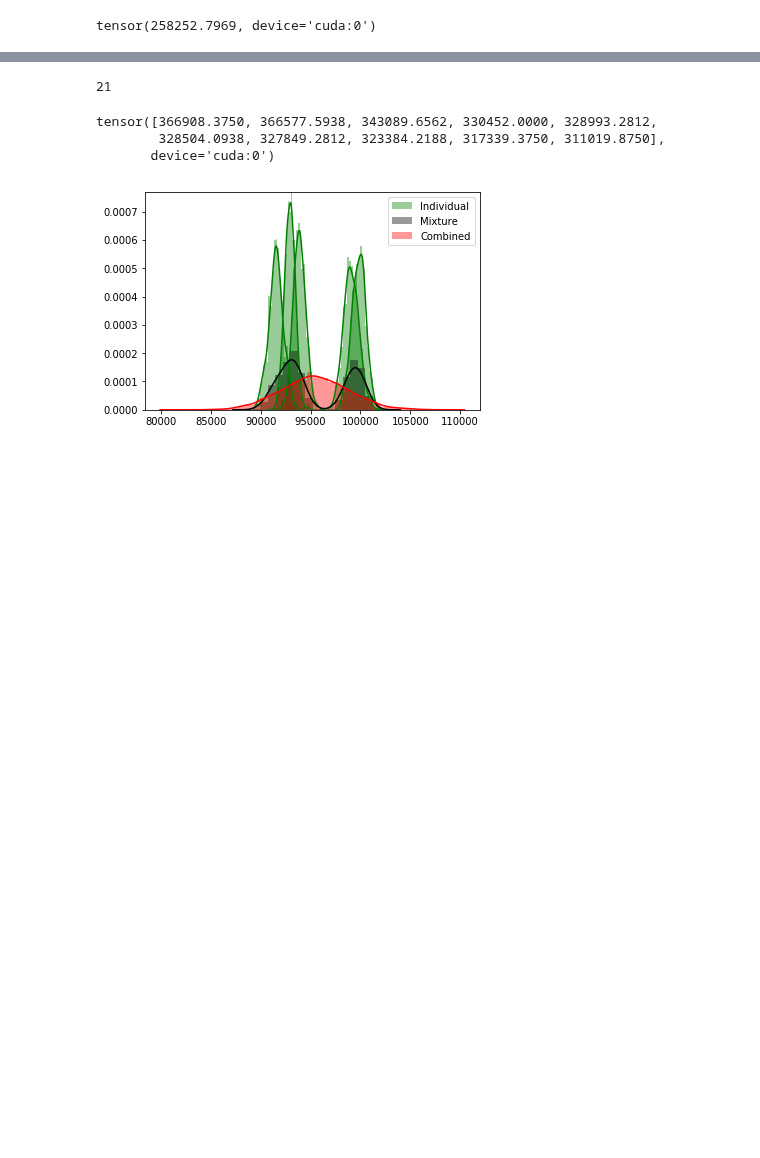
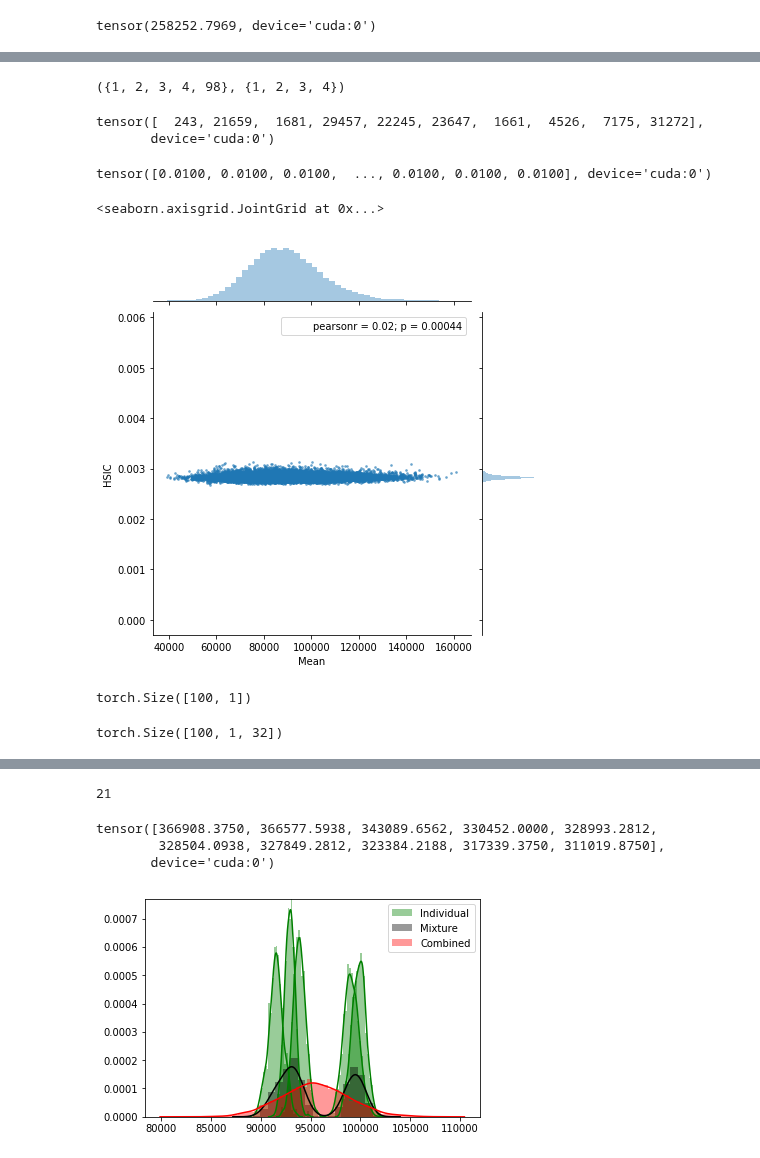
Before and after one commit to tmfs10/bb-opt, a Jupyter notebook: notebooks_nathan/deep_ensemble.ipynb, the cells around one changed output, grey strips where cells are left out. Cells and saved outputs as stored; diff of their text form; code cells hidden in the pictures; blank space fills up the shorter version.

```diff
--- a/notebooks_nathan/deep_ensemble.ipynb
+++ b/notebooks_nathan/deep_ensemble.ipynb
@@ -259,0 +469,8 @@ with torch.no_grad():
+# %%
+s.add(98)
+s, s1
+# %% [output]
+({1, 2, 3, 4, 98}, {1, 2, 3, 4})
+# %%
+with torch.no_grad():
+    means, variances = model(test_inputs, individual_predictions=False)
@@ -259,0 +479,24 @@ with torch.no_grad():
+# %%
+means.sort(descending=True)[1][:10]
+# %% [output]
+tensor([  243, 21659,  1681, 29457, 22245, 23647,  1661,  4526,  7175, 31272],
+       device='cuda:0')
+# %%
+hsics
+# %% [output]
+tensor([0.0100, 0.0100, 0.0100,  ..., 0.0100, 0.0100, 0.0100], device='cuda:0')
+# %%
+mean, variance = combine_means_variances(means, variances)
+# %%
+jointplot(mean, hsics, ("Mean", "HSIC"))
+# %% [output]
+<seaborn.axisgrid.JointGrid at 0x...>
+[figure, added]
+# %%
+means[:, 0:1].shape
+# %% [output]
+torch.Size([100, 1])
+# %%
+max_dist.shape
+# %% [output]
+torch.Size([100, 1, 32])
```
Also changed, not shown: parts of 99 cells of this notebook, 6 other files.
